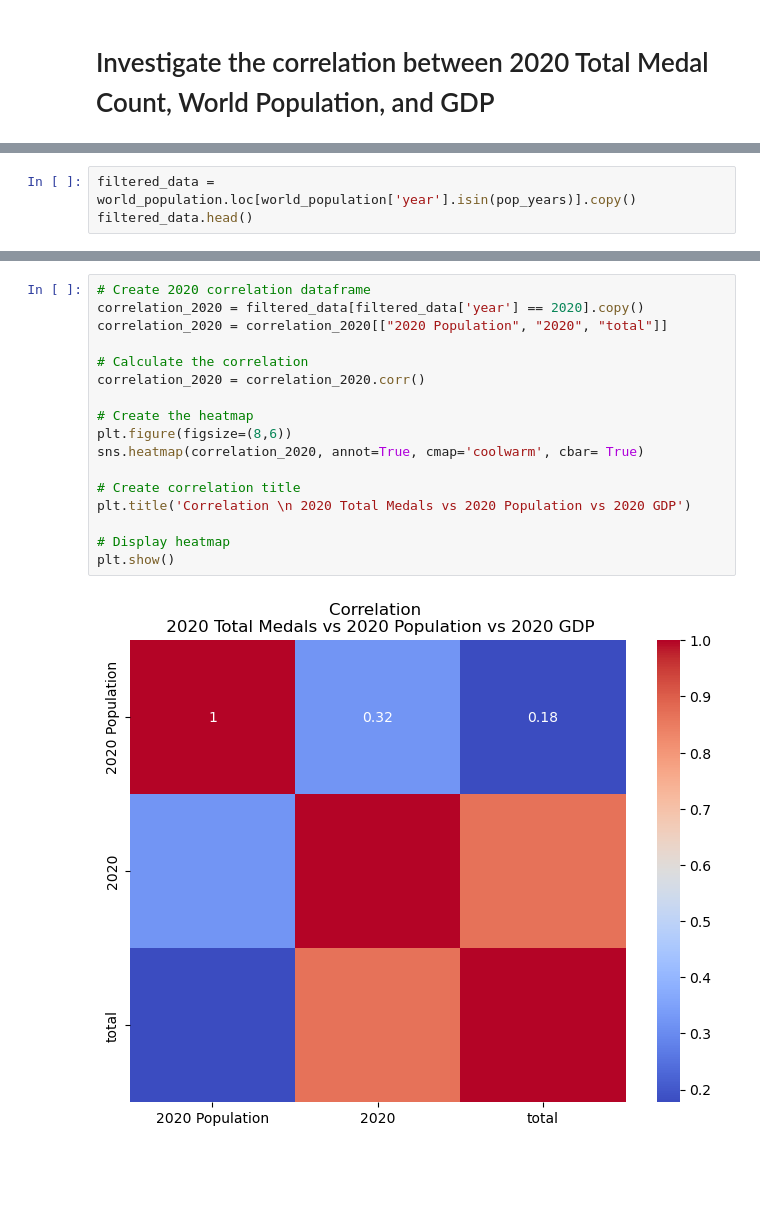
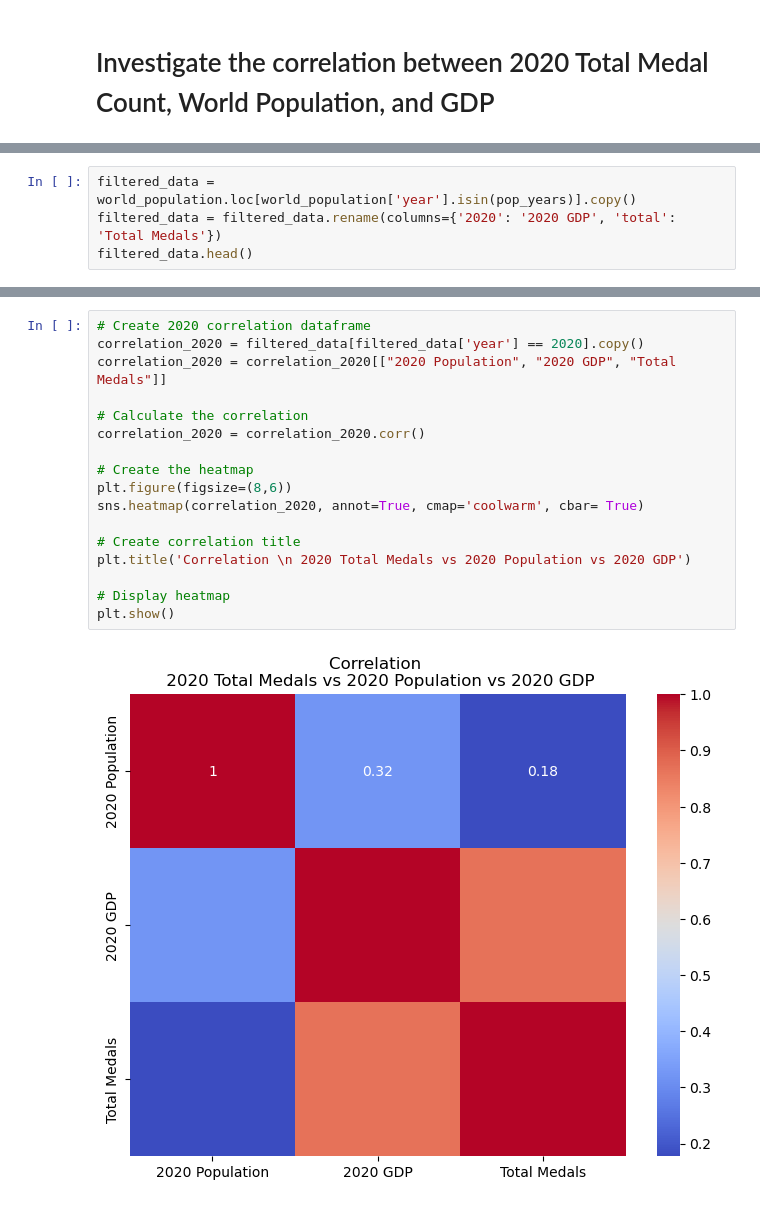
Before and after one commit to ncmoliver/olympic_analysis, a Jupyter notebook: olympic_analysis.ipynb, the cells around one changed output, grey strips where cells are left out. Saved outputs shown, nothing was run; the diff lists cells and outputs as text; blank space fills up the shorter version.

Commit message:
readme: updated heatmap

```diff
--- a/olympic_analysis.ipynb
+++ b/olympic_analysis.ipynb
@@ -500,6 +500,7 @@ world_population.head()
 | 4 | 2020 | France | 64626628 | 64480053 | 63809769 | 62444567 | 58665453 | ... |
 # %%
 filtered_data = world_population.loc[world_population['year'].isin(pop_years)].copy()
+filtered_data = filtered_data.rename(columns={'2020': '2020 GDP', 'total': 'Total Medals'})
 filtered_data.head()
 # %% [output]
 |  | year | country | 2022 Population | 2020 Population | 2015 Population | 2010 Population | 2000 Population | ... |
@@ -511,19 +512,19 @@ filtered_data.head()
 # %%
 # Create 2020 correlation dataframe
 correlation_2020 = filtered_data[filtered_data['year'] == 2020].copy()
-correlation_2020 = correlation_2020[["2020 Population", "2020", "total"]]
+correlation_2020 = correlation_2020[["2020 Population", "2020 GDP", "Total Medals"]]
 
 # Calculate the correlation
 correlation_2020 = correlation_2020.corr()
 
 # Create the heatmap
 plt.figure(figsize=(8,6))
 sns.heatmap(correlation_2020, annot=True, cmap='coolwarm', cbar= True)
 
 # Create correlation title
 plt.title('Correlation \n 2020 Total Medals vs 2020 Population vs 2020 GDP')
 
 # Display heatmap
 plt.show()
 # %% [output]
-[figure, old version]
+[figure, new version]
```
Also changed, not shown: 2 other files.
